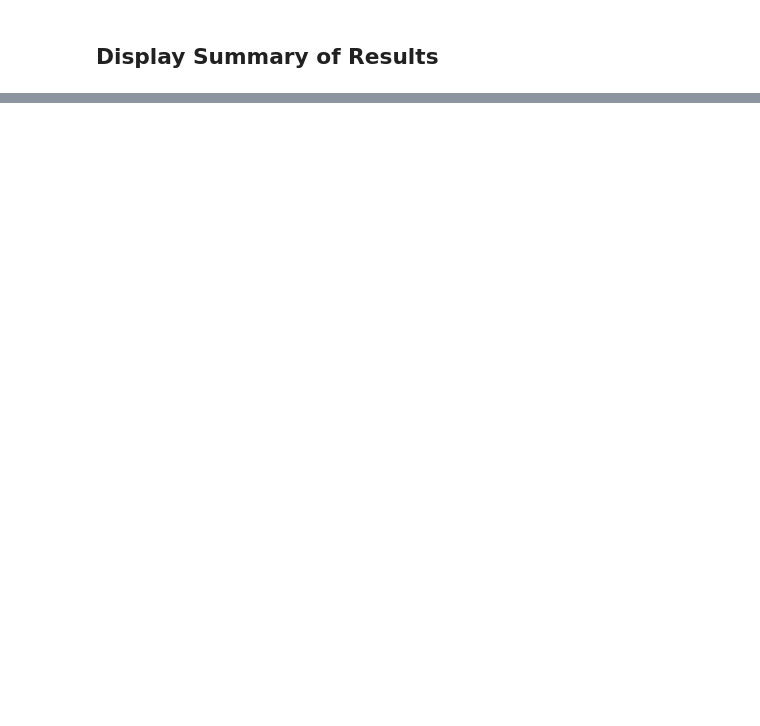
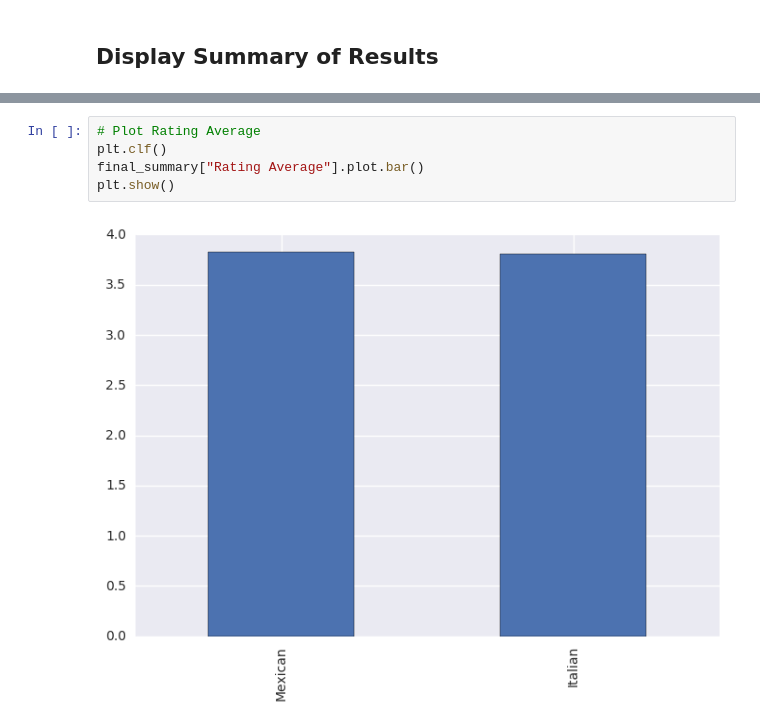
Before and after one commit to afhaque/ItalianVsMexican, a Jupyter notebook: ItalianVsMexican.ipynb, the cells around one changed output, grey strips where cells are left out. Cells and saved outputs as stored; diff of their text form; blank space fills up the shorter version.

```diff
--- a/ItalianVsMexican.ipynb
+++ b/ItalianVsMexican.ipynb
@@ -267,0 +264,7 @@ final_summary
+# %%
+# Plot Rating Average
+plt.clf()
+final_summary["Rating Average"].plot.bar()
+plt.show()
+# %% [output]
+[figure, added]
```
Also changed, not shown: parts of 27 cells of this notebook.
